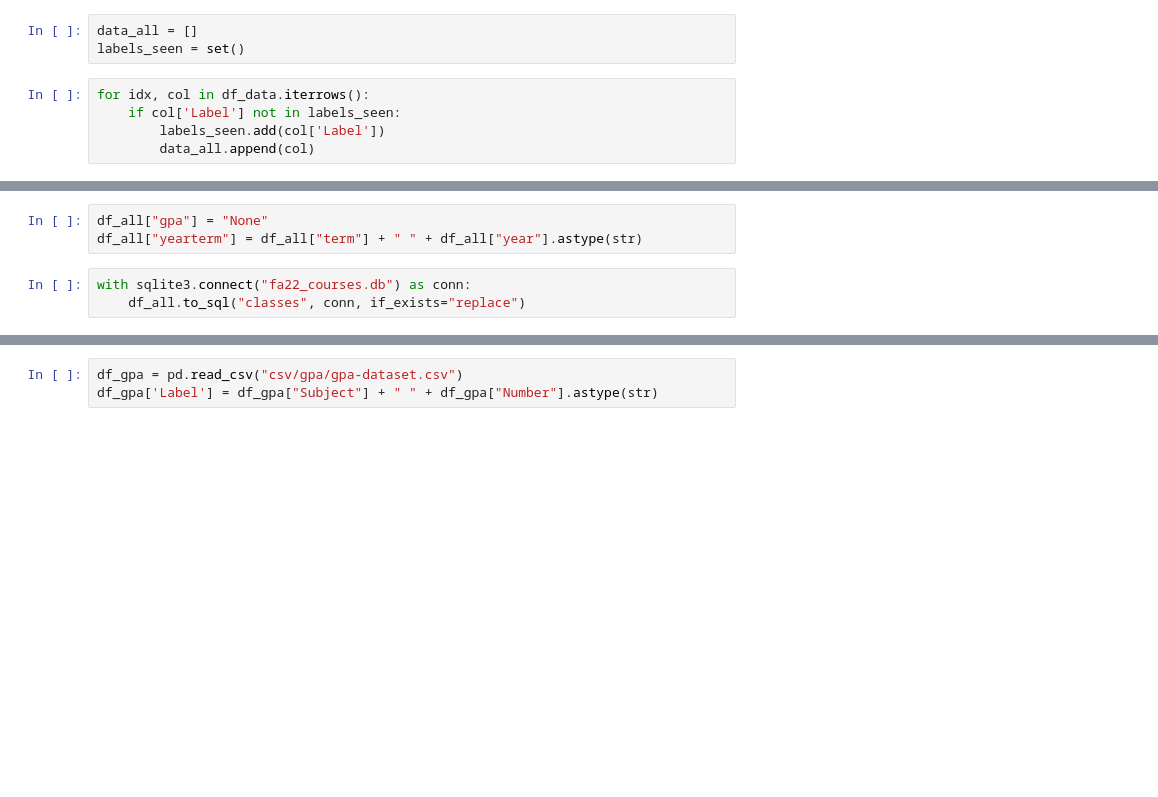
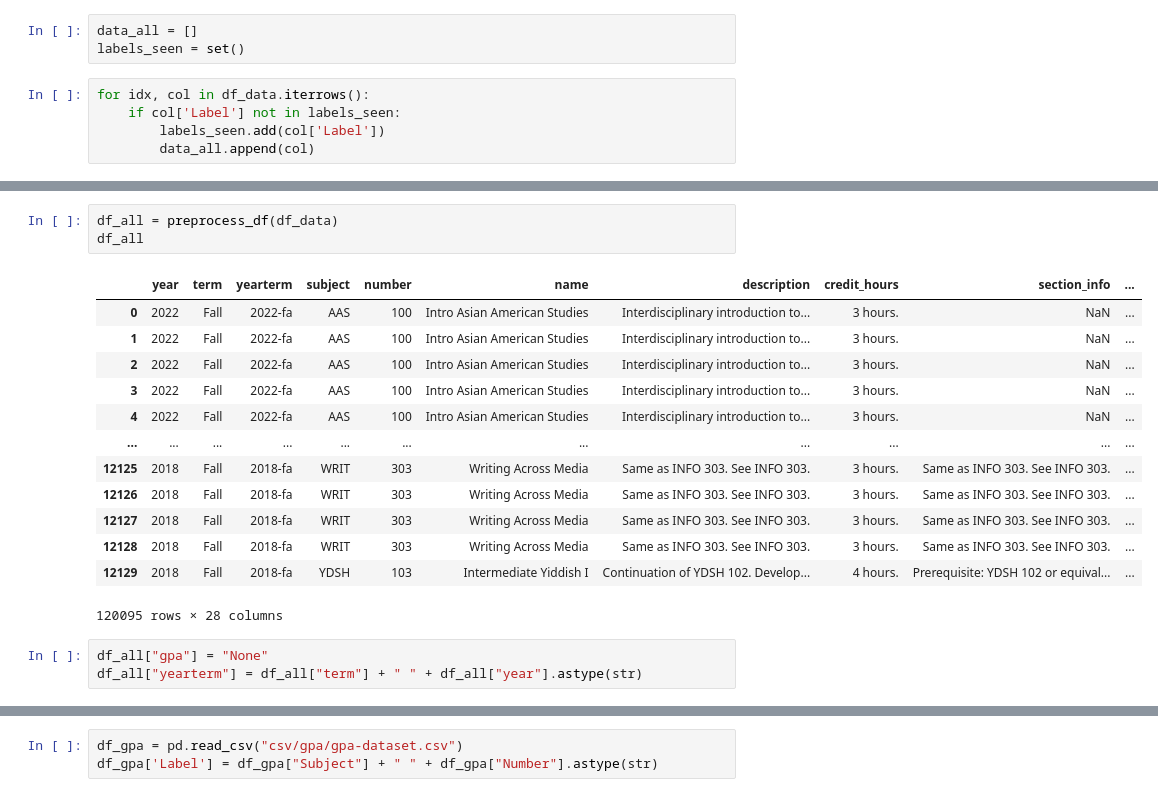
Before and after one commit to timot3/uiuc-course-api, a Jupyter notebook: data/data_processing.ipynb, the cells around one changed output, grey strips where cells are left out. Saved outputs shown, nothing was run; the diff lists cells and outputs as text; blank space fills up the shorter version.

Commit message:
Reset Course API
Was running into some issues with search. This is a clean launch

```diff
--- a/data/data_processing.ipynb
+++ b/data/data_processing.ipynb
@@ -167,6 +109,20 @@ preprocess_df(df_all, keep_cols)
+# %%
+df_all = preprocess_df(df_data)
+df_all
+# %% [output]
+|  | year | term | yearterm | subject | number | name | description | credit_hours | section_info | ... |
+| 0 | 2022 | Fall | 2022-fa | AAS | 100 | Intro Asian American Studies | Interdisciplinary introduction to... | 3 hours. | NaN | ... |
+| 1 | 2022 | Fall | 2022-fa | AAS | 100 | Intro Asian American Studies | Interdisciplinary introduction to... | 3 hours. | NaN | ... |
+| 2 | 2022 | Fall | 2022-fa | AAS | 100 | Intro Asian American Studies | Interdisciplinary introduction to... | 3 hours. | NaN | ... |
+| 3 | 2022 | Fall | 2022-fa | AAS | 100 | Intro Asian American Studies | Interdisciplinary introduction to... | 3 hours. | NaN | ... |
+| 4 | 2022 | Fall | 2022-fa | AAS | 100 | Intro Asian American Studies | Interdisciplinary introduction to... | 3 hours. | NaN | ... |
+| ... | ... | ... | ... | ... | ... | ... | ... | ... | ... | ... |
+| 12125 | 2018 | Fall | 2018-fa | WRIT | 303 | Writing Across Media | Same as INFO 303. See INFO 303. | 3 hours. | Same as INFO 303. See INFO 303. | ... |
+| 12126 | 2018 | Fall | 2018-fa | WRIT | 303 | Writing Across Media | Same as INFO 303. See INFO 303. | 3 hours. | Same as INFO 303. See INFO 303. | ... |
+| 12127 | 2018 | Fall | 2018-fa | WRIT | 303 | Writing Across Media | Same as INFO 303. See INFO 303. | 3 hours. | Same as INFO 303. See INFO 303. | ... |
+| 12128 | 2018 | Fall | 2018-fa | WRIT | 303 | Writing Across Media | Same as INFO 303. See INFO 303. | 3 hours. | Same as INFO 303. See INFO 303. | ... |
+| 12129 | 2018 | Fall | 2018-fa | YDSH | 103 | Intermediate Yiddish I | Continuation of YDSH 102. Develop... | 4 hours. | Prerequisite: YDSH 102 or equival... | ... |
+120095 rows × 28 columns
 # %%
 df_all["gpa"] = "None"
 df_all["yearterm"] = df_all["term"] + " " + df_all["year"].astype(str)
-# %%
-with sqlite3.connect("fa22_courses.db") as conn:
-    df_all.to_sql("classes", conn, if_exists="replace")
```
Also changed, not shown: parts of 22 cells of this notebook, 31 other files.
